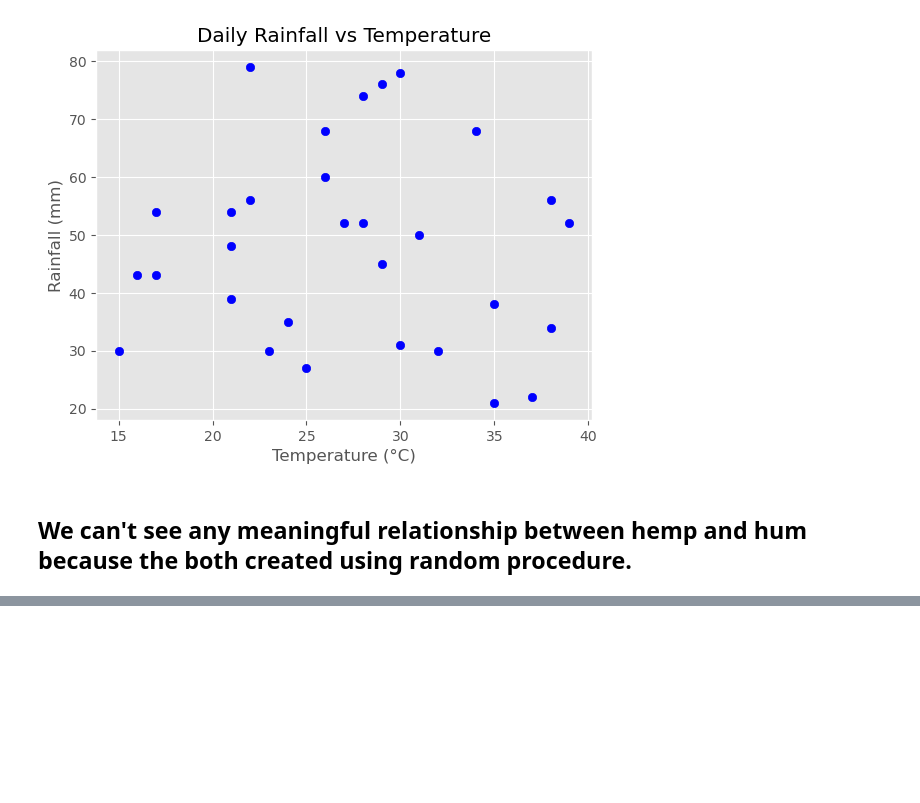
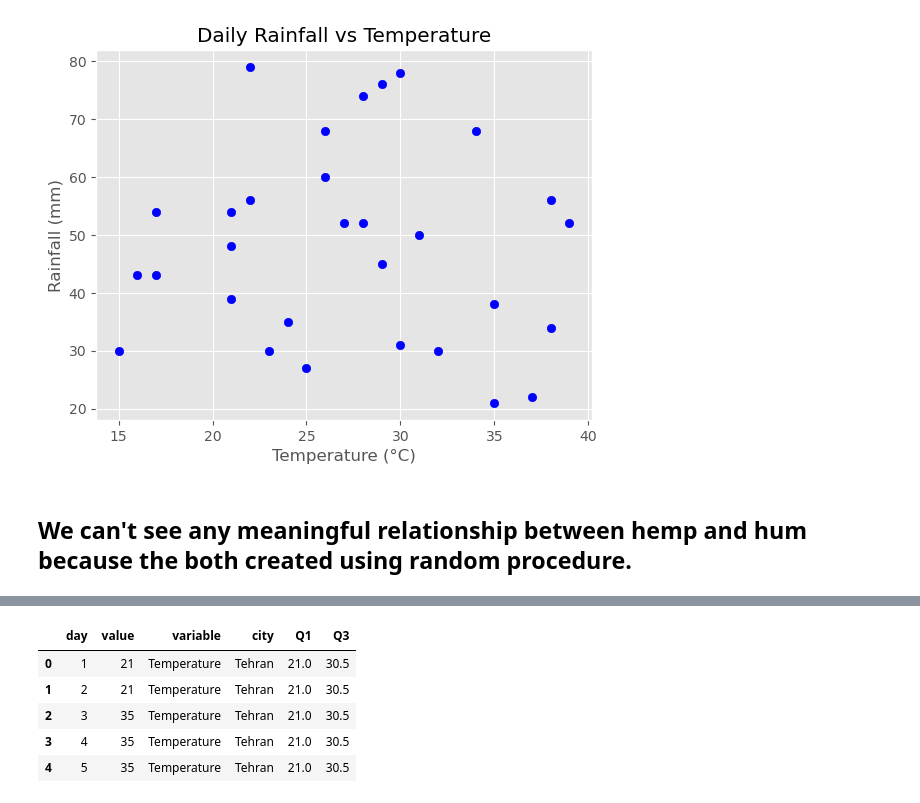
Before and after one commit to S6F6/MaktabHomeworks, a Jupyter notebook: hw-03/01.ipynb, the cells around one changed output, grey strips where cells are left out. Cells and saved outputs as stored; diff of their text form; code cells hidden in the pictures; blank space fills up the shorter version.

```diff
--- a/hw-03/01.ipynb
+++ b/hw-03/01.ipynb
@@ -224,0 +259,4 @@ plt.show()
+# %%
+# Compute quantiles per city
+quantiles = temp_df.groupby('city')['value'].quantile([0.25, 0.75]).unstack()
+quantiles
@@ -224,0 +272,3 @@ plt.show()
+# %%
+quantiles.columns = ['Q1', 'Q3']
+quantiles
@@ -224,0 +284,11 @@ plt.show()
+# %%
+# Merge quantiles back to temperature data
+temp_with_q = temp_df.merge(quantiles, on='city')
+temp_with_q.head()
+# %% [output]
+|  | day | value | variable | city | Q1 | Q3 |
+| 0 | 1 | 21 | Temperature | Tehran | 21.0 | 30.5 |
+| 1 | 2 | 21 | Temperature | Tehran | 21.0 | 30.5 |
+| 2 | 3 | 35 | Temperature | Tehran | 21.0 | 30.5 |
+| 3 | 4 | 35 | Temperature | Tehran | 21.0 | 30.5 |
+| 4 | 5 | 35 | Temperature | Tehran | 21.0 | 30.5 |
```
Also changed, not shown: parts of 8 cells of this notebook, 1 other file.
